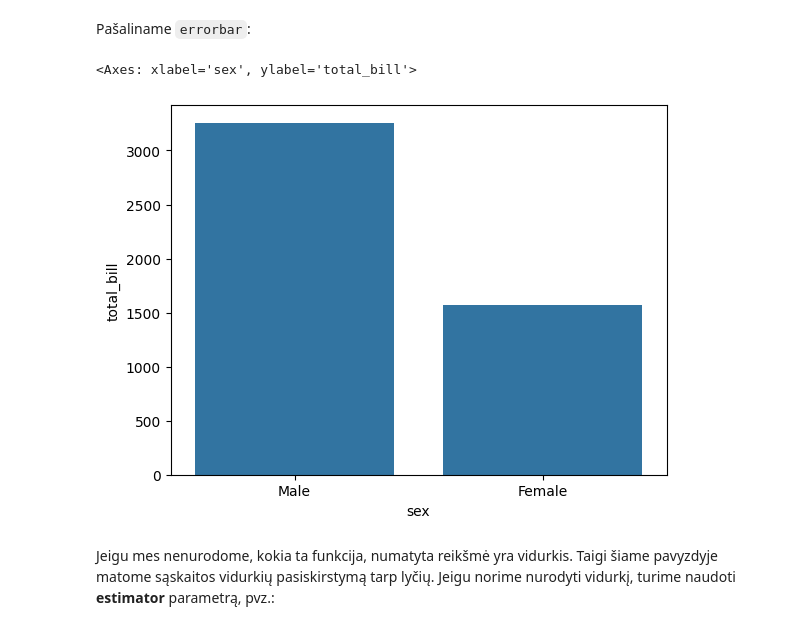
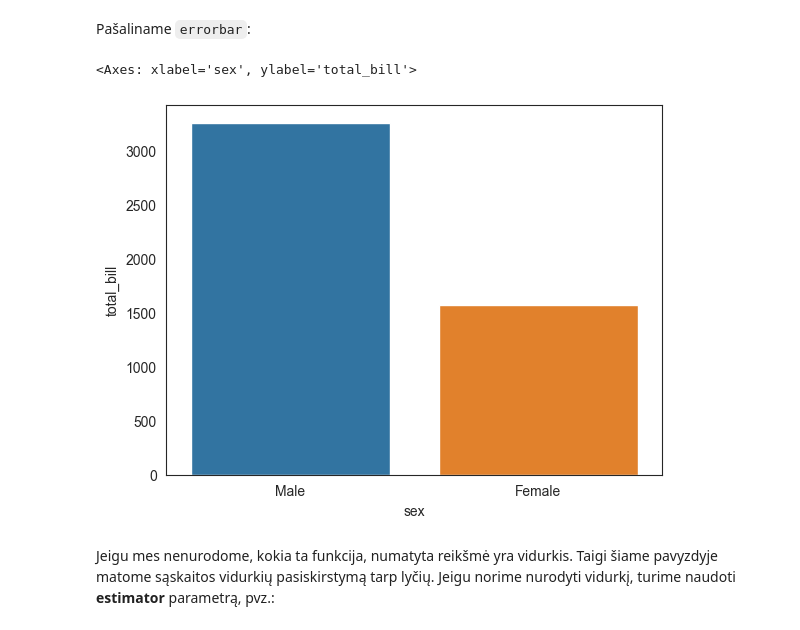
Before and after one commit to vokator-online/monda_py01, a Jupyter notebook: tema_19_seaborn/seaborn.ipynb, the cells around one changed output. Cells and saved outputs as stored; diff of their text form; code cells hidden in the pictures.

```diff
--- a/tema_19_seaborn/seaborn.ipynb
+++ b/tema_19_seaborn/seaborn.ipynb
@@ -325,10 +327,10 @@ Pašaliname `errorbar`:
 # %%
 sns.set_palette('tab10')
 # %%
-sns.barplot(x='sex', y='total_bill', data=tips, estimator=sum, errorbar=('ci', False))
+sns.barplot(x='sex', y='total_bill', data=tips, estimator=sum, errorbar=('ci', False),  palette='tab10', hue='sex')
 # %% [output]
 <Axes: xlabel='sex', ylabel='total_bill'>
-[figure, old version]
+[figure, new version]
 # %% [markdown]
 Jeigu mes nenurodome, kokia ta funkcija, numatyta reikšmė yra vidurkis. Taigi šiame pavyzdyje matome sąskaitos vidurkių pasiskirstymą tarp lyčių. Jeigu norime nurodyti vidurkį, turime naudoti **estimator** parametrą, pvz.:
 # %%
```
Also changed, not shown: parts of 29 cells of this notebook.
